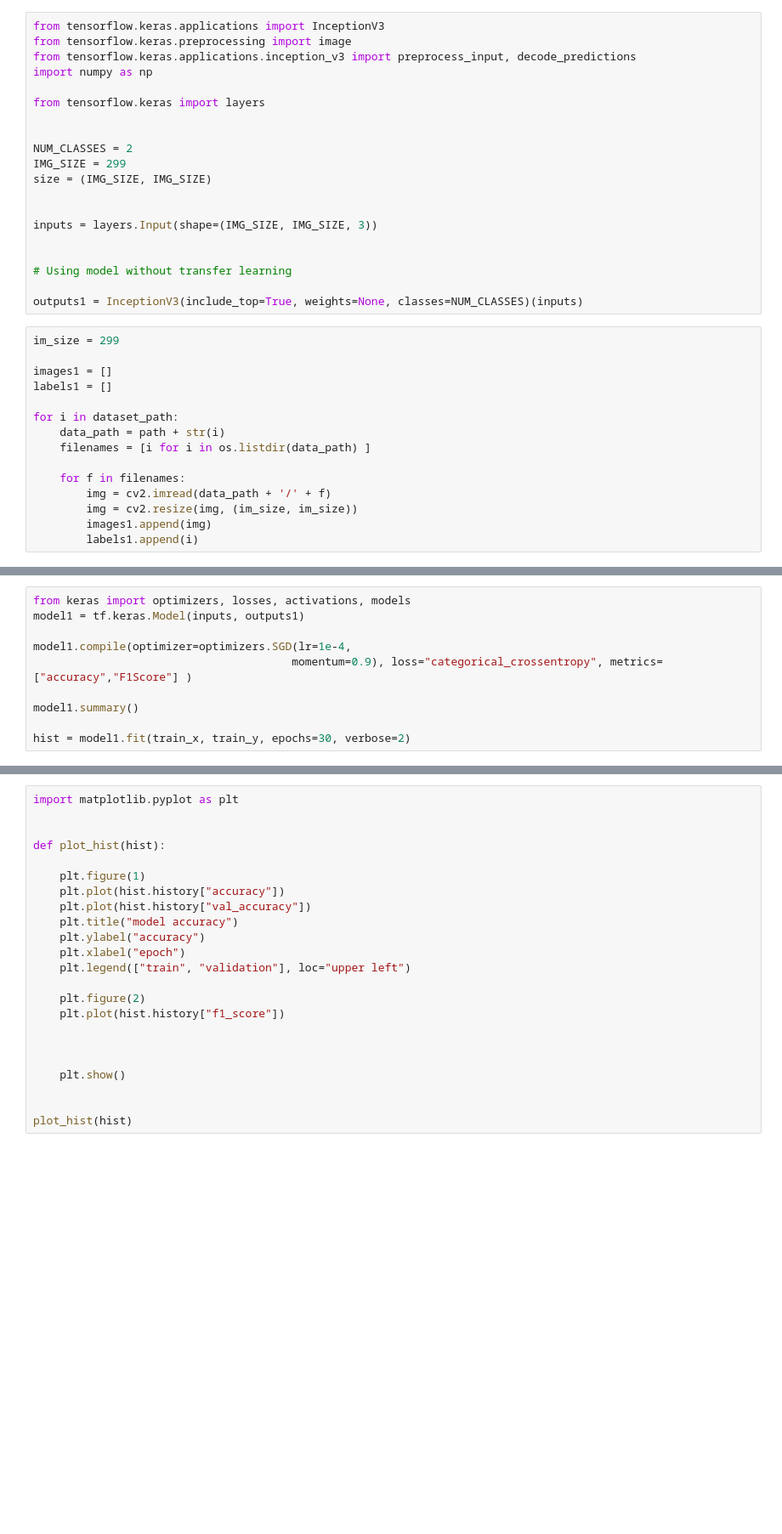
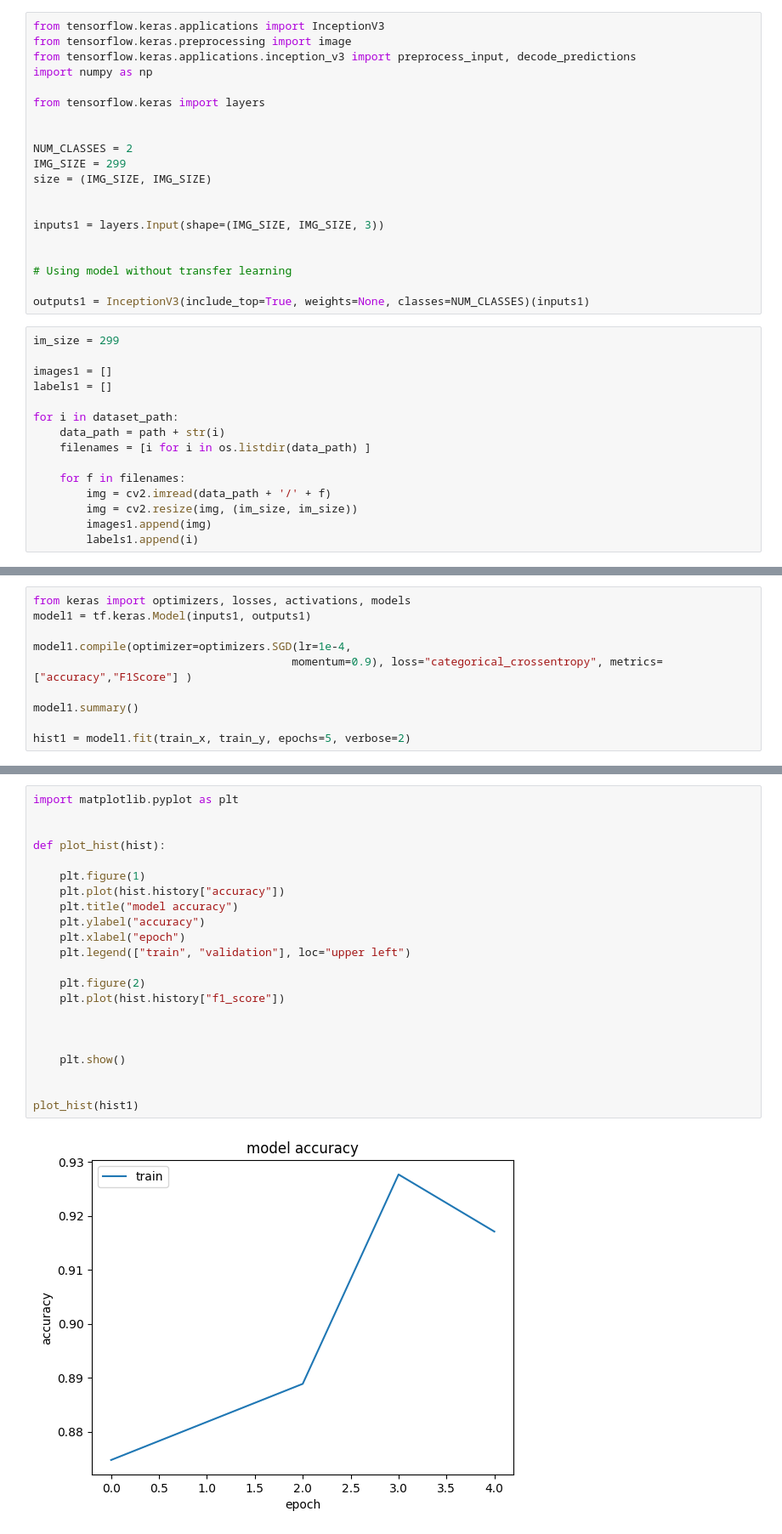
Before and after one commit to papichoolo/Soybeans, a Jupyter notebook: SoyNet_Beans.ipynb, the cells around one changed output, grey strips where cells are left out. Shown: that part at 85% size. Drawn from its saved outputs; the diff is of its cells as text; blank space fills up the shorter version.

```diff
--- a/SoyNet_Beans.ipynb
+++ b/SoyNet_Beans.ipynb
@@ -292,12 +309,12 @@ IMG_SIZE = 299
 size = (IMG_SIZE, IMG_SIZE)
 
 
-inputs = layers.Input(shape=(IMG_SIZE, IMG_SIZE, 3))
+inputs1 = layers.Input(shape=(IMG_SIZE, IMG_SIZE, 3))
 
 
 # Using model without transfer learning
 
-outputs1 = InceptionV3(include_top=True, weights=None, classes=NUM_CLASSES)(inputs)
+outputs1 = InceptionV3(include_top=True, weights=None, classes=NUM_CLASSES)(inputs1)
 # %%
 im_size = 299
 
@@ -336,10 +360,10 @@ print(test_y.shape)
 # %%
 from keras import optimizers, losses, activations, models
-model1 = tf.keras.Model(inputs, outputs1)
+model1 = tf.keras.Model(inputs1, outputs1)
 
 model1.compile(optimizer=optimizers.SGD(lr=1e-4,
                                        momentum=0.9), loss="categorical_crossentropy", metrics=["accuracy","F1Score"] )
 
 model1.summary()
 
-hist = model1.fit(train_x, train_y, epochs=30, verbose=2)
+hist1 = model1.fit(train_x, train_y, epochs=5, verbose=2)
@@ -352,23 +415,24 @@ hist.history
 # %%
 import matplotlib.pyplot as plt
 
 
 def plot_hist(hist):
 
     plt.figure(1)
     plt.plot(hist.history["accuracy"])
-    plt.plot(hist.history["val_accuracy"])
     plt.title("model accuracy")
     plt.ylabel("accuracy")
     plt.xlabel("epoch")
     plt.legend(["train", "validation"], loc="upper left")
 
     plt.figure(2)
     plt.plot(hist.history["f1_score"])
 
 
 
     plt.show()
 
 
-plot_hist(hist)
+plot_hist(hist1)
+# %% [output]
+[figure, added]
```
Also changed, not shown: parts of 15 cells of this notebook.
